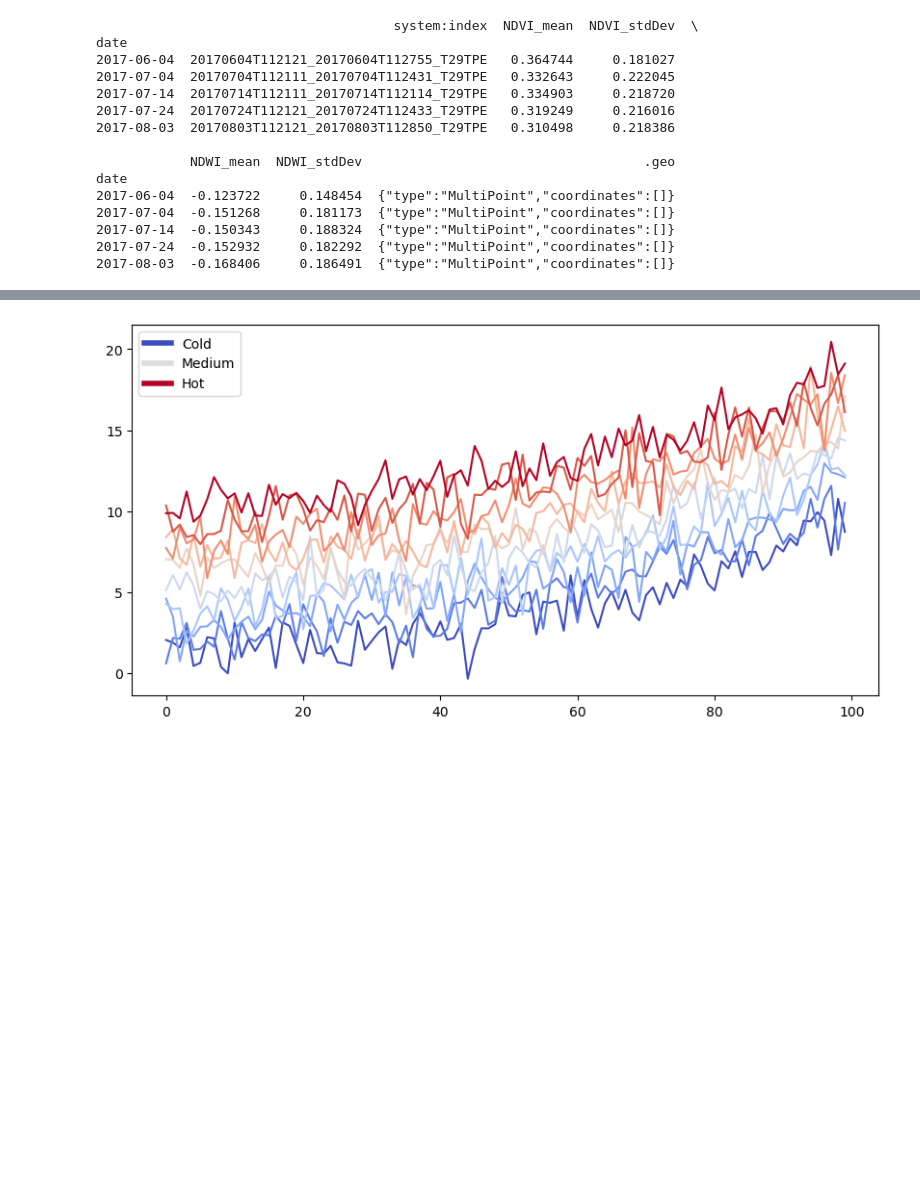
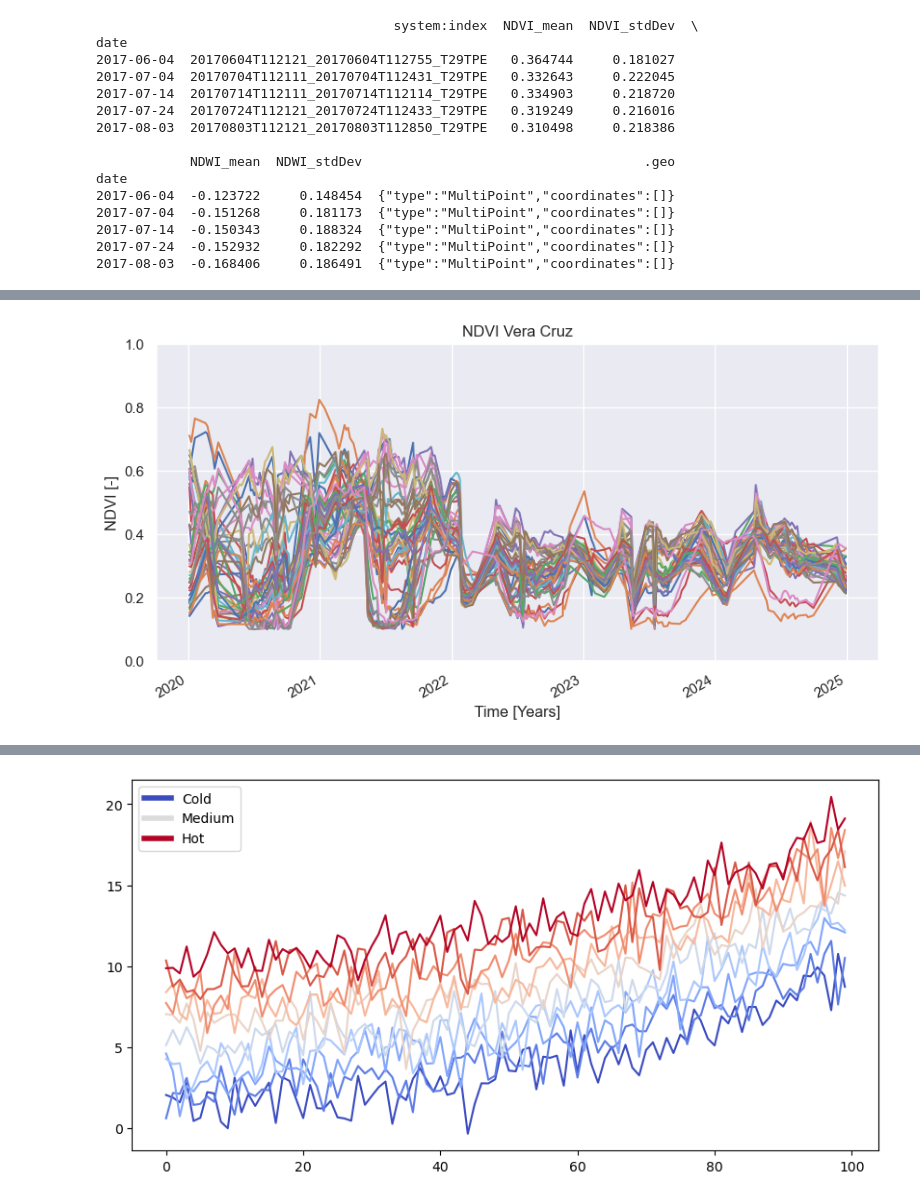
Before and after one commit to nadja1390/RAFIP, a Jupyter notebook: mybook/Regenerative_Ag_Man.ipynb, the cells around one changed output, grey strips where cells are left out. Cells and saved outputs as stored; diff of their text form; code cells hidden in the pictures; blank space fills up the shorter version.

```diff
--- a/mybook/Regenerative_Ag_Man.ipynb
+++ b/mybook/Regenerative_Ag_Man.ipynb
@@ -168,0 +325,14 @@ plt.show()
+# %%
+fig, ax = plt.subplots(figsize=(10, 5))
+data_fields_NDVI_vc.groupby('feature_id')['NDVI_mean'].plot(legend='True', ax=ax)
+# set labels:
+plt.title('NDVI Vera Cruz')
+plt.ylabel('NDVI [-]')
+ax.get_legend().remove()
+#plt.legend(bbox_to_anchor=(1.04, 1), borderaxespad=0)
+
+plt.ylim(0,1)
+plt.xlabel('Time [Years]')
+plt.show()
+# %% [output]
+[figure, added]
```
Also changed, not shown: parts of 12 cells of this notebook, 6 other files.
